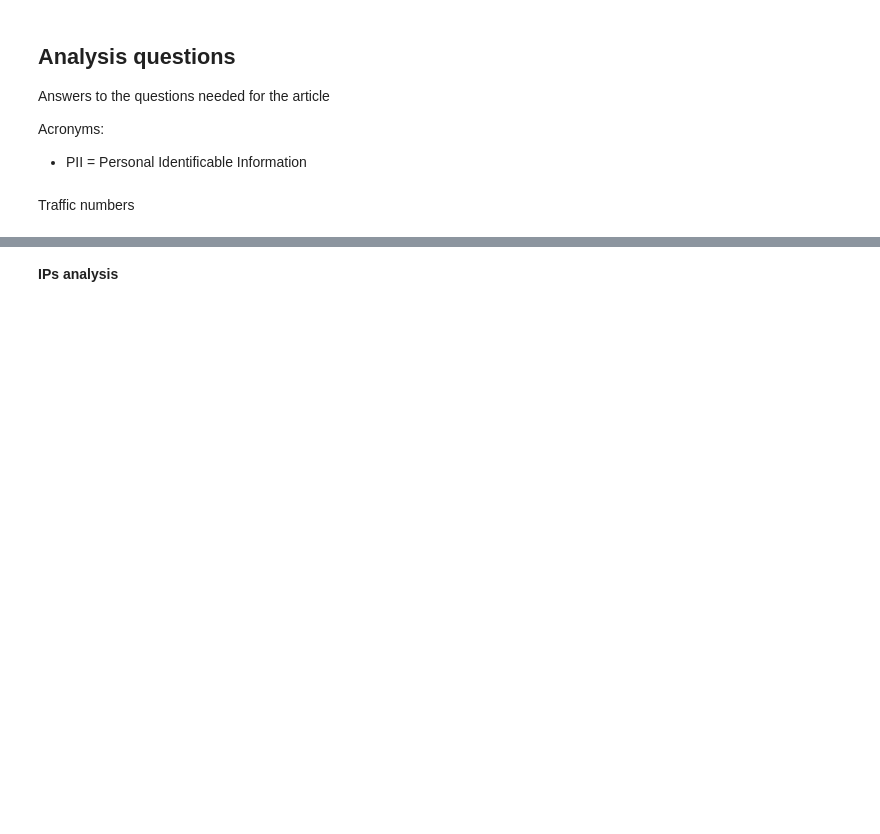
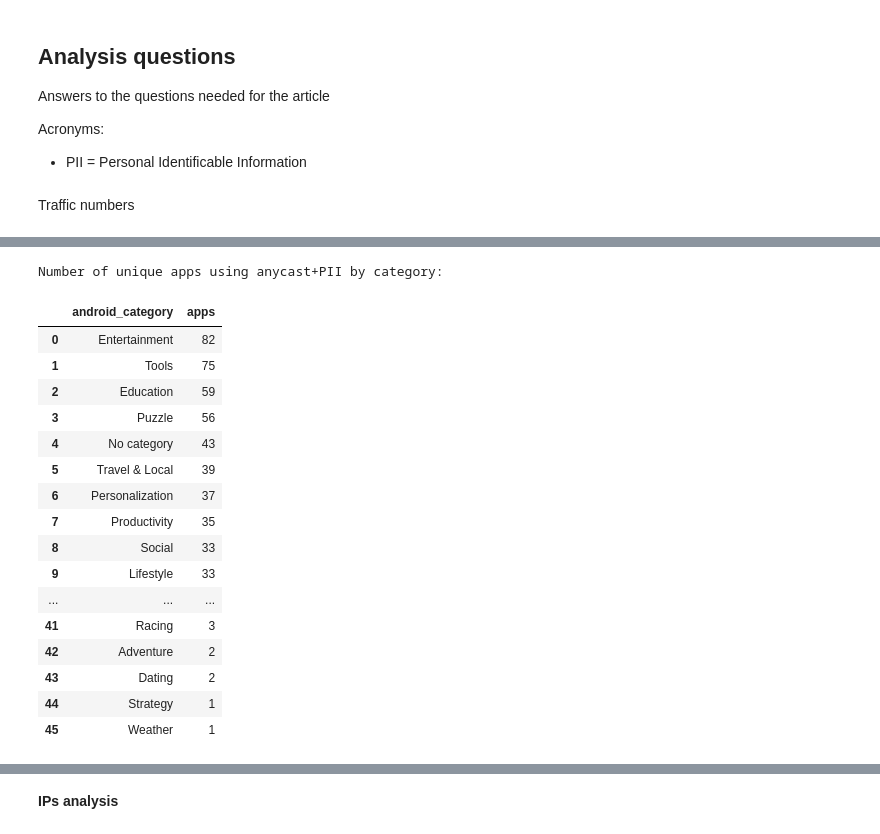
Before and after one commit to STRAST-UPM/hunter_experiment_anycast_europe, a Jupyter notebook: experiment_analysis.ipynb, the cells around one changed output, grey strips where cells are left out. Drawn from its saved outputs; the diff is of its cells as text; code cells hidden in the pictures; blank space fills up the shorter version.

```diff
--- a/experiment_analysis.ipynb
+++ b/experiment_analysis.ipynb
@@ -573,0 +606,34 @@ Number of anycast connections intercepted: 195786
+# %%
+anycast_pii_apps_by_category_df = (
+    anycast_pii_traffic_logs_analysis_df[["apk", "android_category"]]
+    .drop_duplicates(subset=["apk"])
+    .assign(android_category=lambda apps_df: apps_df["android_category"].fillna("No category").replace("", "No category"))
+    ["android_category"]
+    .value_counts()
+    .rename_axis("android_category")
+    .reset_index(name="apps")
+)
+
+anycast_pii_apps_by_category_df.to_csv(f"{ANALYSIS_FOLDER}/anycast_pii_apps_by_category_{ANALYSIS_MODE}.csv", sep=",", index=False)
+
+print("Number of unique apps using anycast+PII by category:")
+anycast_pii_apps_by_category_df
+# %% [output]
+Number of unique apps using anycast+PII by category:
+|  | android_category | apps |
+| 0 | Entertainment | 82 |
+| 1 | Tools | 75 |
+| 2 | Education | 59 |
+| 3 | Puzzle | 56 |
+| 4 | No category | 43 |
+| 5 | Travel & Local | 39 |
+| 6 | Personalization | 37 |
+| 7 | Productivity | 35 |
+| 8 | Social | 33 |
+| 9 | Lifestyle | 33 |
+| ... | ... | ... |
+| 41 | Racing | 3 |
+| 42 | Adventure | 2 |
+| 43 | Dating | 2 |
+| 44 | Strategy | 1 |
+| 45 | Weather | 1 |
```
Also changed, not shown: parts of 3 cells of this notebook, 2 other files.
